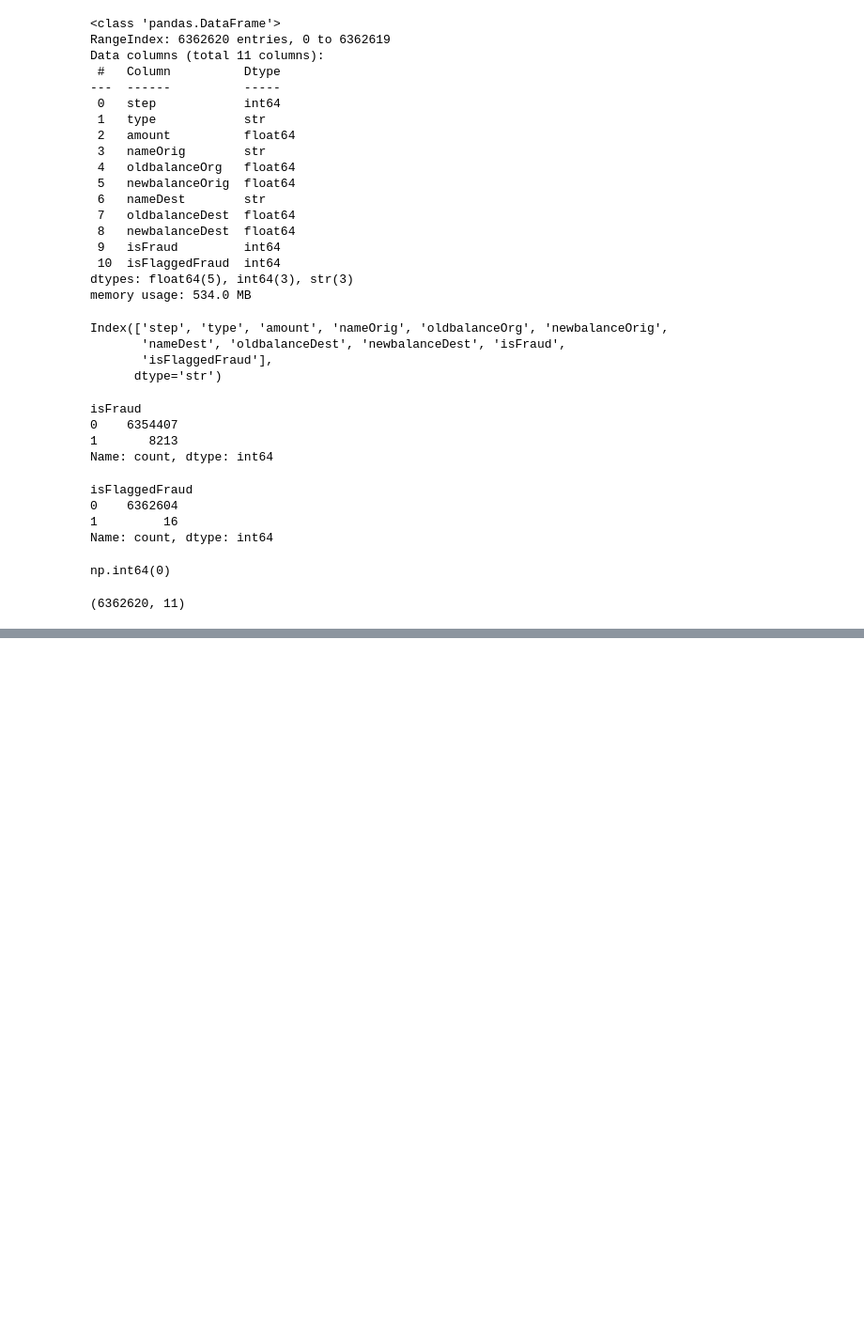
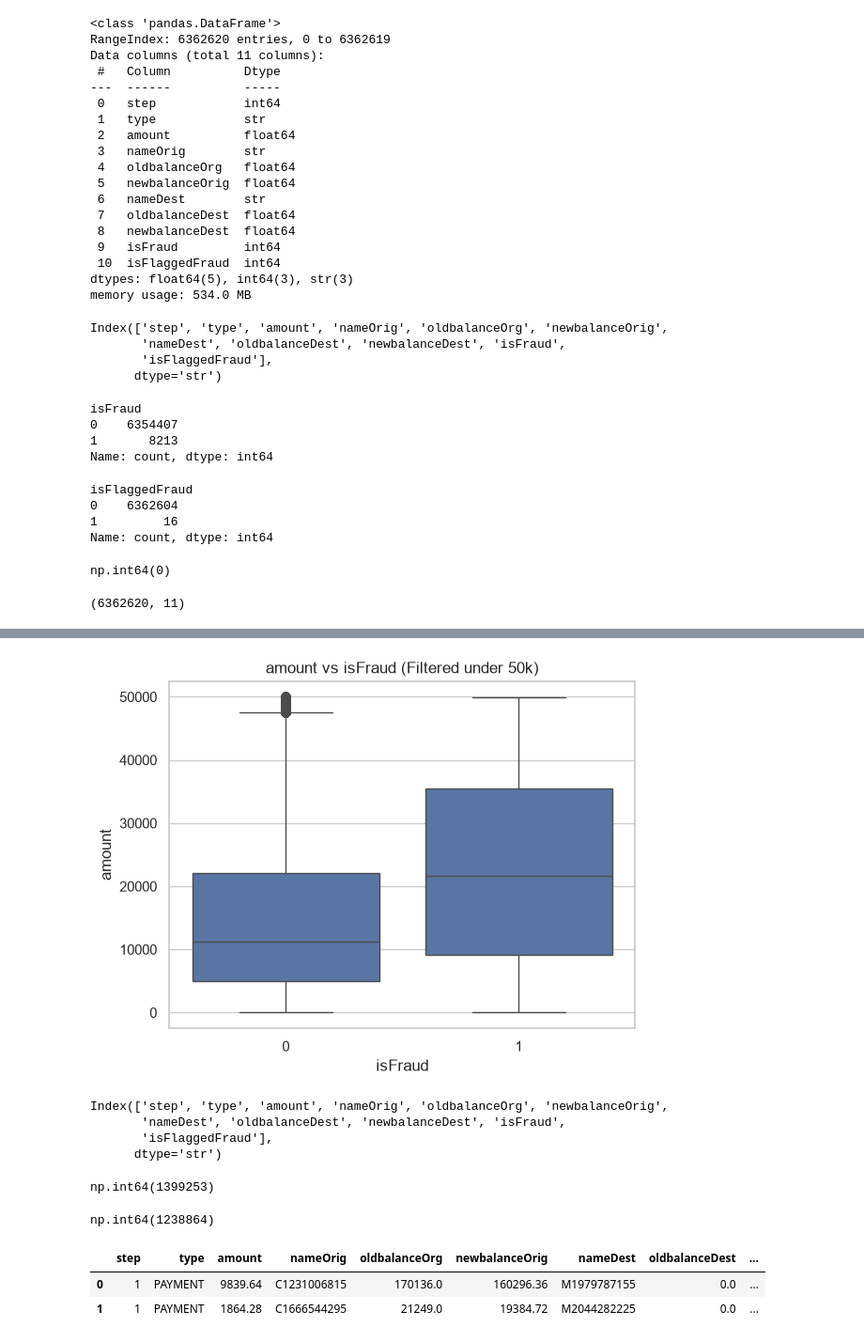
Before and after one commit to abdelhakim-boutrid/-Fraud-Detection-Using-Machine-Learning, a Jupyter notebook: analysis_model.ipynb, the cells around one changed output, grey strips where cells are left out. Shown at 94% size. Saved outputs shown, nothing was run; the diff lists cells and outputs as text; code cells hidden in the pictures; blank space fills up the shorter version.

```diff
--- a/analysis_model.ipynb
+++ b/analysis_model.ipynb
@@ -138,0 +178,6 @@ SyntaxError: unmatched ')' (2335222538.py, line 1)
+# %%
+sns.boxplot(data = df[df["amount"] < 50000], x = "isFraud", y = "amount")
+plt.title("amount vs isFraud (Filtered under 50k)")
+plt.show()
+# %% [output]
+[figure, added]
@@ -138,0 +187,21 @@ SyntaxError: unmatched ')' (2335222538.py, line 1)
+# %%
+df.columns
+# %% [output]
+Index(['step', 'type', 'amount', 'nameOrig', 'oldbalanceOrg', 'newbalanceOrig',
+       'nameDest', 'oldbalanceDest', 'newbalanceDest', 'isFraud',
+       'isFlaggedFraud'],
+      dtype='str')
+# %%
+(df["balanceDiffOrig"] < 0).sum()
+# %% [output]
+np.int64(1399253)
+# %%
+(df["balanceDiffDest"] < 0).sum()
+# %% [output]
+np.int64(1238864)
+# %%
+df.head(2)
+# %% [output]
+|  | step | type | amount | nameOrig | oldbalanceOrg | newbalanceOrig | nameDest | oldbalanceDest | ... |
+| 0 | 1 | PAYMENT | 9839.64 | C1231006815 | 170136.0 | 160296.36 | M1979787155 | 0.0 | ... |
+| 1 | 1 | PAYMENT | 1864.28 | C1666544295 | 21249.0 | 19384.72 | M2044282225 | 0.0 | ... |
```
Also changed, not shown: parts of 8 cells of this notebook.
